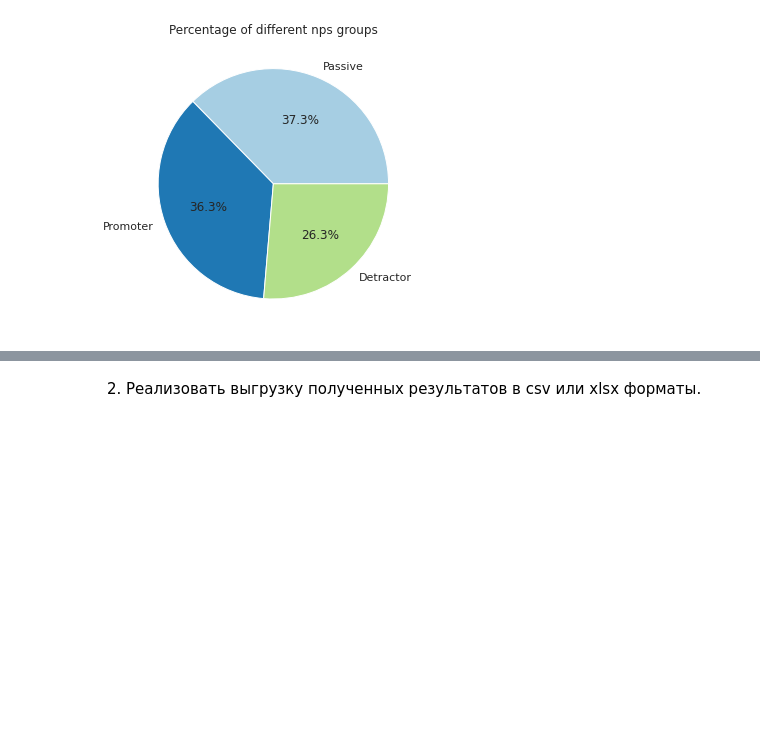
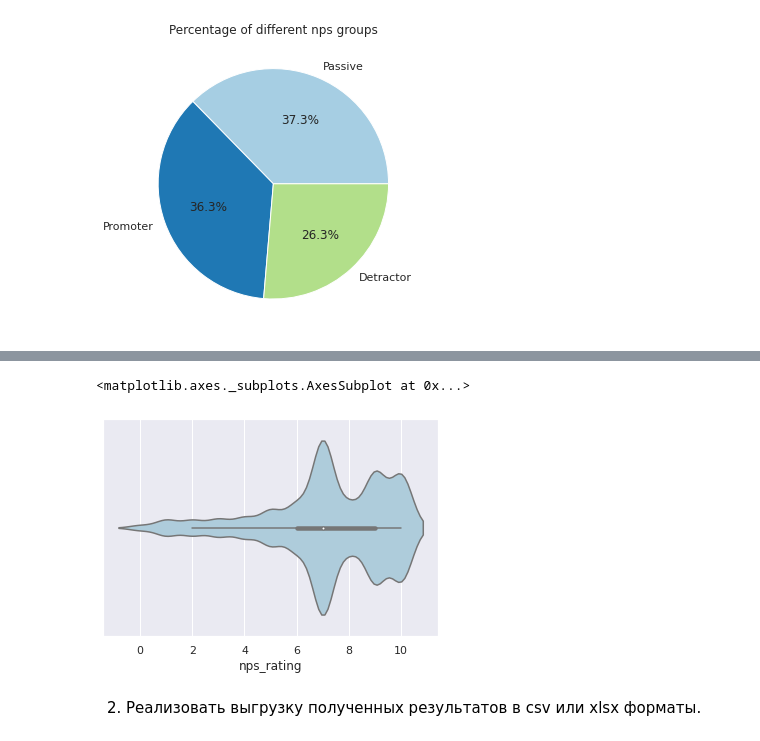
Before and after one commit to Maria-Vereina/analytics-tools, a Jupyter notebook: lab01-2/ПР2_ВереинаМС.ipynb, the cells around one changed output, grey strips where cells are left out. Cells and saved outputs as stored; diff of their text form; code cells hidden in the pictures; blank space fills up the shorter version.

```diff
--- a/lab01-2/ПР2_ВереинаМС.ipynb
+++ b/lab01-2/ПР2_ВереинаМС.ipynb
@@ -438,3 +445,8 @@ plt.show()
+# %%
+sns.violinplot(x=nps_rating)
+# %% [output]
+<matplotlib.axes._subplots.AxesSubplot at 0x...>
+[figure, added]
 # %% [markdown]
 2. Реализовать выгрузку полученных результатов в csv или xlsx форматы.
 # %%
```
Also changed, not shown: parts of 8 cells of this notebook, 4 other files.
